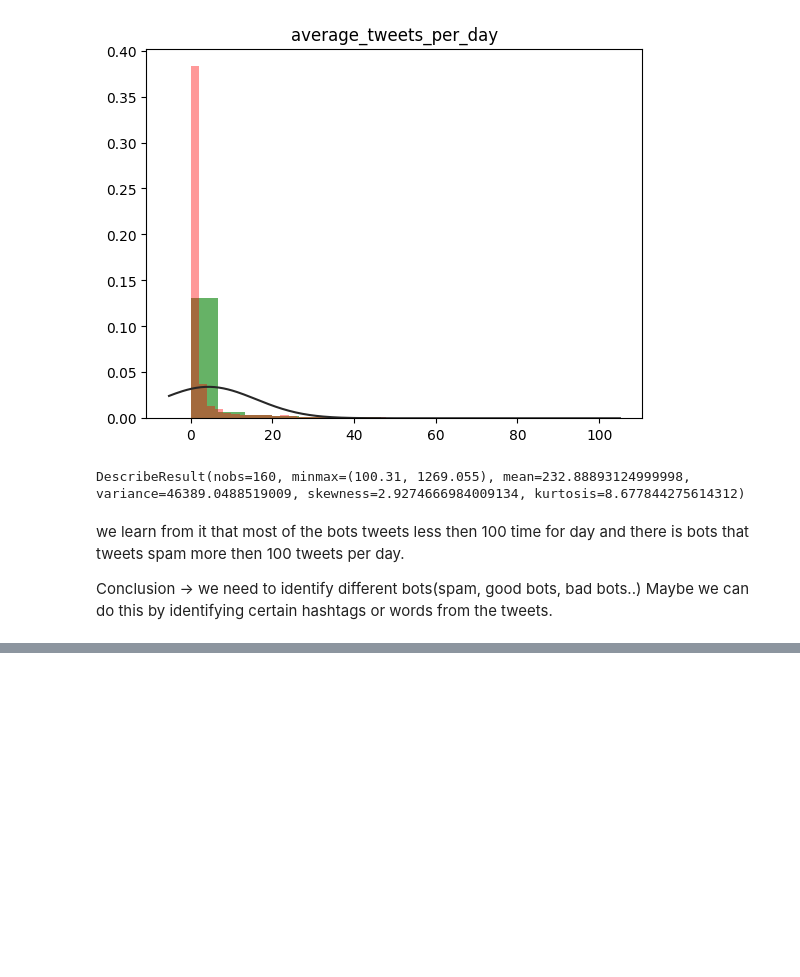
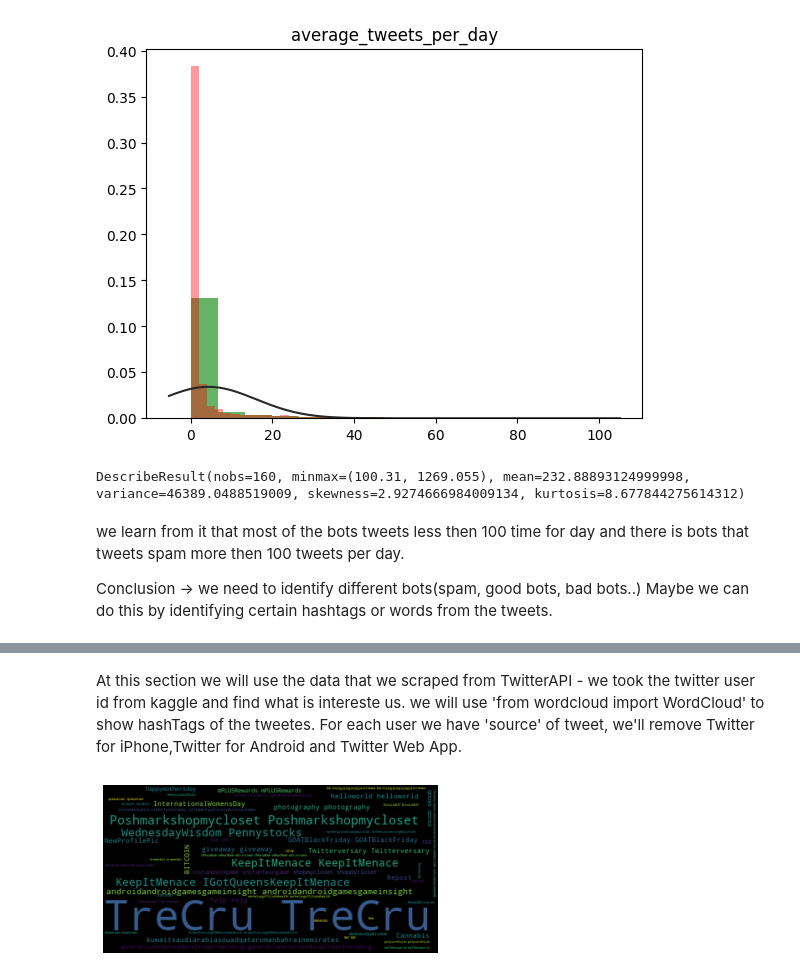
Before and after one commit to orlysk/TwitterBotsProject, a Jupyter notebook: Detecting_Twitter_Bots.ipynb, the cells around one changed output, grey strips where cells are left out. Cells and saved outputs as stored; diff of their text form; code cells hidden in the pictures; blank space fills up the shorter version.

```diff
--- a/Detecting_Twitter_Bots.ipynb
+++ b/Detecting_Twitter_Bots.ipynb
@@ -207,0 +362,31 @@ Maybe we can do this by identifying certain hashtags or words from the tweets.
+# %% [markdown]
+At this section we will use the data that we scraped from TwitterAPI - we took the twitter user id from kaggle and find what is intereste us.
+we will use 'from wordcloud import WordCloud' to show hashTags of the tweetes.
+For each user we have 'source' of tweet, we'll remove Twitter for iPhone,Twitter for Android and Twitter Web App.
+# %%
+from wordcloud import WordCloud
+import re
+
+user_tweets_path = "twitter_human_bots_dataset/tweets140522.csv"
+user_tweet_data = pd.read_csv(user_tweets_path)
+user_tweet_data_no_iphone = user_tweet_data.loc[user_tweet_data["source"] != "Twitter for iPhone"]
+user_tweet_data_no_android = user_tweet_data_no_iphone.loc[user_tweet_data_no_iphone["source"] != "Twitter for Android"]
+user_tweet_data_no_web = user_tweet_data_no_android.loc[user_tweet_data_no_android["source"] != "Twitter Web App"]
+hashtags = user_tweet_data_no_web['hashtags']
+hashtags_list = []
+regex = re.compile('[^a-zA-Z]')
+for h in hashtags:
+    if isinstance(h,str):
+        h = regex.sub('', h)
+        if len(h)!=0:
+            hashtags_list.append(h)
+# %%
+wordcloud = WordCloud(max_font_size=60).generate(' '.join(hashtags_list))
+# Create and generate a word cloud image:
+# wordcloud = WordCloud().generate(hashtags_list)
+# Display the generated image:
+plt.imshow(wordcloud, interpolation='bilinear')
+plt.axis("off")
+plt.show()
+# %% [output]
+[figure, added]
```
Also changed, not shown: parts of 35 cells of this notebook, 6 other files.
